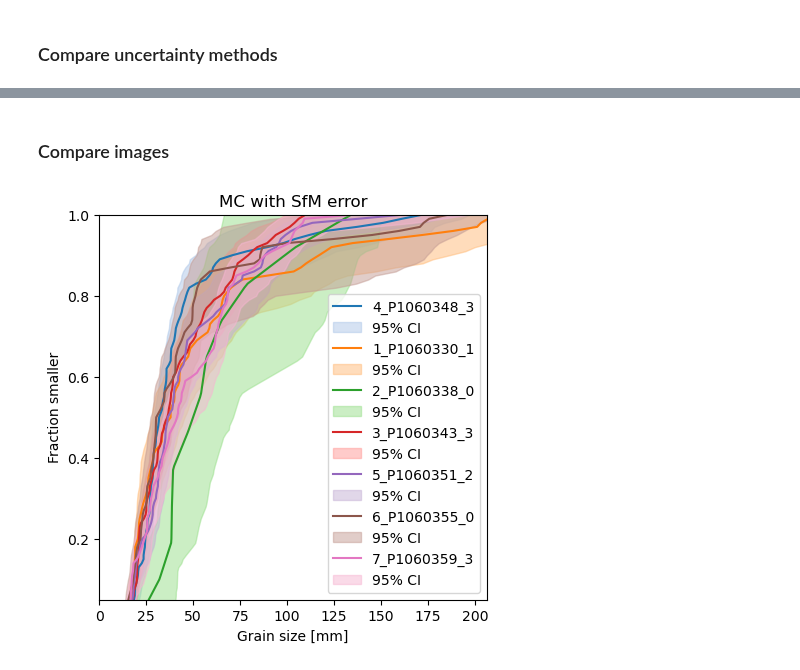
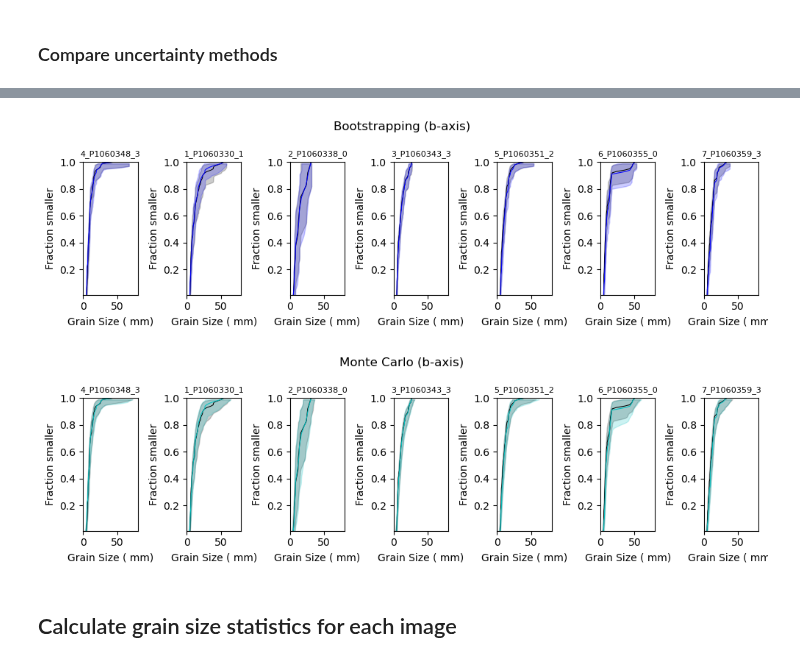
Before and after one commit to dmair1989/imagegrains, a Jupyter notebook: notebooks/4_gsd_analysis.ipynb, the cells around one changed output, grey strips where cells are left out. Cells and saved outputs as stored; diff of their text form; code cells hidden in the pictures.

```diff
--- a/notebooks/4_gsd_analysis.ipynb
+++ b/notebooks/4_gsd_analysis.ipynb
@@ -21,3 +52,4 @@ res_dict_bs = gsd_uncertainty.dataset_uncertainty(gsds=gsds,num_it=num_it,mute=T
 # %%
-# Percentile uncertainty with Monte Carlo (counting statistics & scale, length uncertainty)
-res_dict_MC = gsd_uncertainty.dataset_uncertainty(gsds,num_it=num_it,mute=True,column_name=column_name,method='MC',return_results=True)
+# Estimate uncertainty for ground truth
+res_dict_gt_bs = gsd_uncertainty.dataset_uncertainty(gsds=gt_mask_gsds,num_it=num_it,mute=True,column_name=column_name,return_results=True,sep=';',gsd_id = gt_id_l)
+res_dict_gt_MC = gsd_uncertainty.dataset_uncertainty(gsds=gt_mask_gsds,num_it=num_it,mute=True,column_name=column_name,method='MC',return_results=True,sep=';',gsd_id = gt_id_l)
@@ -58,2 +57,0 @@ plt.tight_layout()
-# %% [markdown]
-### Compare images
@@ -65,15 +58,31 @@ elem={
-# %%
-plt.figure(figsize=(5,5))
-cix=0
-for j in range(len(ids)):
-    for i in range(len(mcs)):
-        if ids[j] in mcs[i]:
-            if 'SfM' in mcs[i]:
-                df = data_loader.read_unc(mcs[i])
-                plotting.plot_gsd(df,elem=elem,data_ID=ids[j],cix=cix)
-    cix+=2
-plt.title('MC with SfM error')
-plt.xlabel('Grain size [mm]'), plt.ylabel('Fraction smaller')
-plt.legend();
-# %% [output]
-[figure, removed]
+# %%
+plt.figure(figsize=(10,3))
+for i in range(len(fh_gsd_l)):
+    plt.subplot(1,len(fh_gsd_l),i+1)
+    #plot gt gsd for reference
+    plotting.plot_gsd(gt_gsd_l[i],color='k',length_max=80,orientation='vertical',label_axes=True,units= 'mm',title=fh_id_l[i].split('_fh_pred')[0])
+    #plot gt uncertainty for reference
+    plotting.plot_gsd_uncert(res_dict_gt_bs[gt_id_l[i]],color='k')
+    #plot gsd
+    plotting.plot_gsd(fh_gsd_l[i],color='b',length_max=80,orientation='vertical',label_axes=True,units= 'mm')
+    #plot uncertainty
+    plotting.plot_gsd_uncert(res_dict_bs[fh_id_l[i]],color='b')
+    plt.suptitle('Bootstrapping (b-axis)')
+
+plt.figure(figsize=(10,3))
+for i in range(len(fh_gsd_l)):
+    plt.subplot(1,len(fh_gsd_l),i+1)
+    #plot gt gsd for reference
+    plotting.plot_gsd(gt_gsd_l[i],color='k',length_max=80,orientation='vertical',label_axes=True,units= 'mm',title=fh_id_l[i].split('_fh_pred')[0])
+    #plot gt uncertainty for reference
+    plotting.plot_gsd_uncert(res_dict_gt_MC[gt_id_l[i]],color='k')
+    #plot gsd
+    plotting.plot_gsd(fh_gsd_l[i],color='c',length_max=80,orientation='vertical',label_axes=True,units= 'mm')
+    #plot uncertainty
+    plotting.plot_gsd_uncert(res_dict_MC[fh_id_l[i]],color='c')
+    plt.suptitle('Monte Carlo (b-axis)')
+# %% [output]
+[figure, added]
+[figure, added]
+# %% [markdown]
+## Calculate grain size statistics for each image
```
Also changed, not shown: parts of 17 cells of this notebook, 1 other file.
